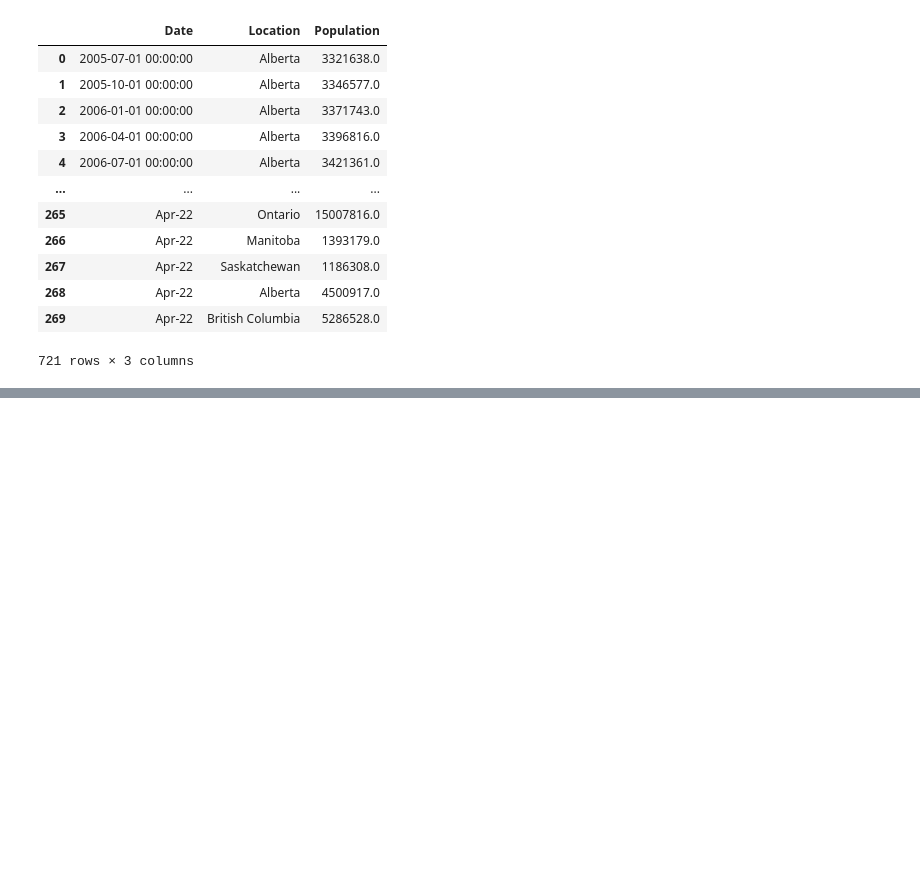
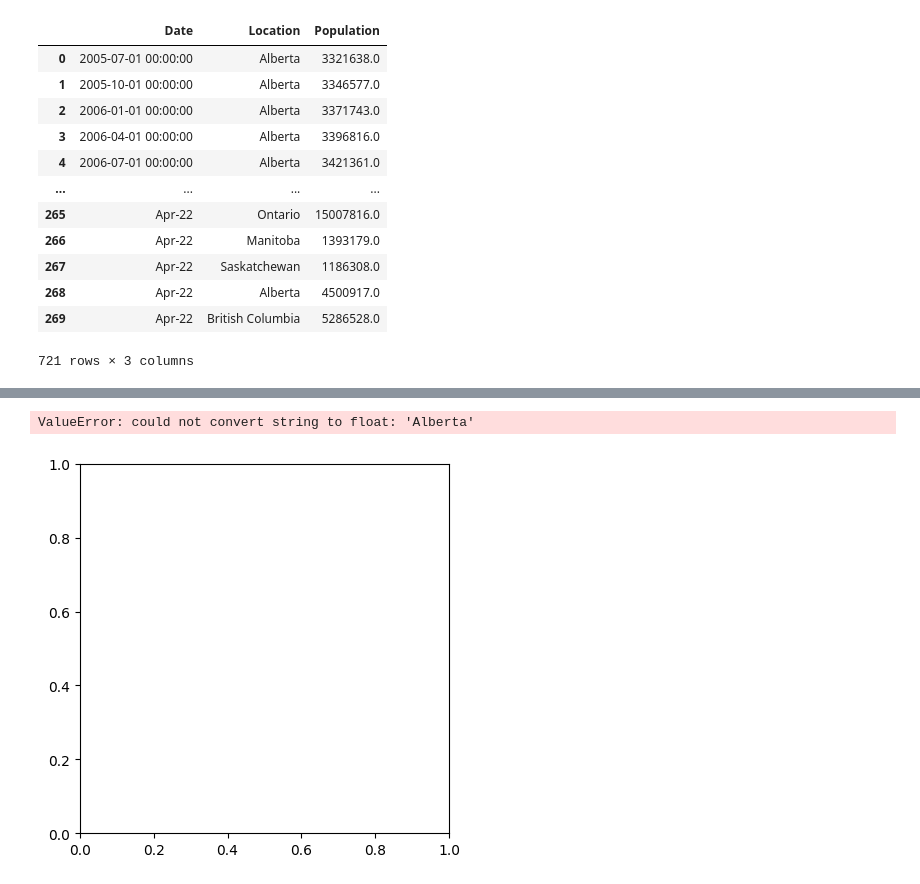
Before and after one commit to nishprojects/Capstone-RealEstateTrends, a Jupyter notebook: Population1.ipynb, the cells around one changed output, grey strips where cells are left out. Saved outputs shown, nothing was run; the diff lists cells and outputs as text; code cells hidden in the pictures; blank space fills up the shorter version.

Commit message:
data exploration with errors,code needs to be revised

```diff
--- a/Population1.ipynb
+++ b/Population1.ipynb
@@ -289,0 +348,8 @@ newdf
+# %%
+y = (['Alberta', 'Ontario', 'British Columbia'])
+
+plt.pie(y)
+plt.show()
+# %% [output]
+ValueError: could not convert string to float: 'Alberta'
+[figure, added]
```
Also changed, not shown: parts of 10 cells of this notebook.
